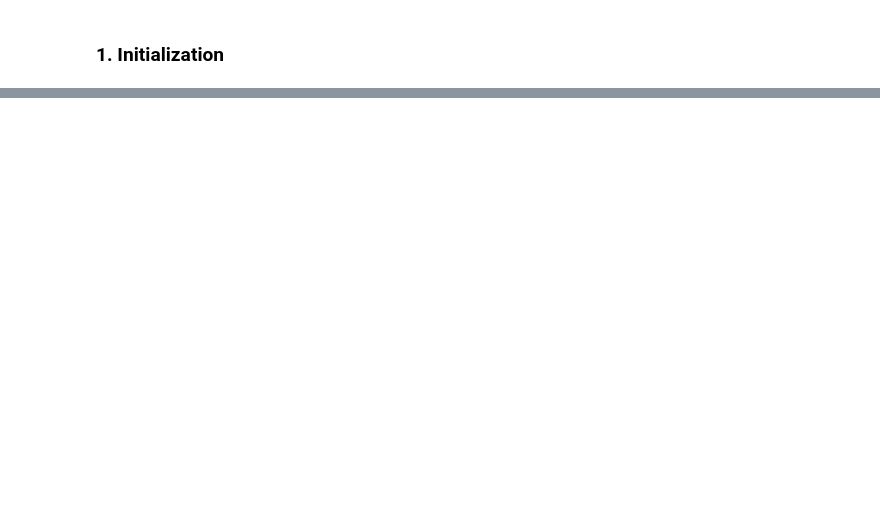
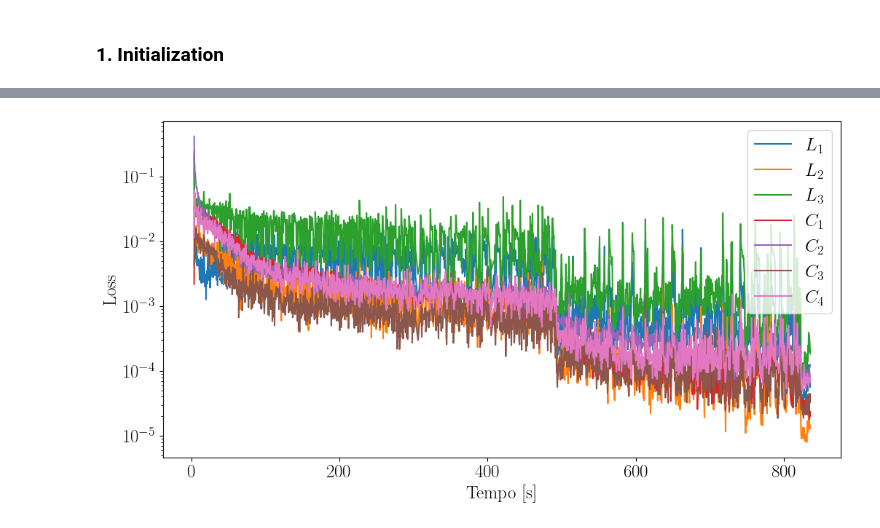
Before and after one commit to estevaofuzaro98/ElasticityPINN, a Jupyter notebook: ElasticityPINN.ipynb, the cells around one changed output, grey strips where cells are left out. Cells and saved outputs as stored; diff of their text form; code cells hidden in the pictures; blank space fills up the shorter version.

```diff
--- a/ElasticityPINN.ipynb
+++ b/ElasticityPINN.ipynb
@@ -103,0 +431,16 @@ GPU Loaded: NVIDIA GeForce RTX 3050 Laptop GPU
+# %%
+# Plotting the loss functions individually
+plt.figure(figsize=(12, 6))
+plt.semilogy(time, h.history['L1_loss'], label='$L_1$')
+plt.semilogy(time, h.history['L2_loss'], label='$L_2$')
+plt.semilogy(time, h.history['L3_loss'], label='$L_3$')
+plt.semilogy(time, h.history['C1_loss'], label='$C_1$')
+plt.semilogy(time, h.history['C2_loss'], label='$C_2$')
+plt.semilogy(time, h.history['C3_loss'], label='$C_3$')
+plt.semilogy(time, h.history['C4_loss'], label='$C_4$')
+plt.legend()
+plt.xlabel('Tempo [s]')
+plt.ylabel('Loss')
+plt.show()
+# %% [output]
+[figure, added]
```
Also changed, not shown: parts of 24 cells of this notebook.
